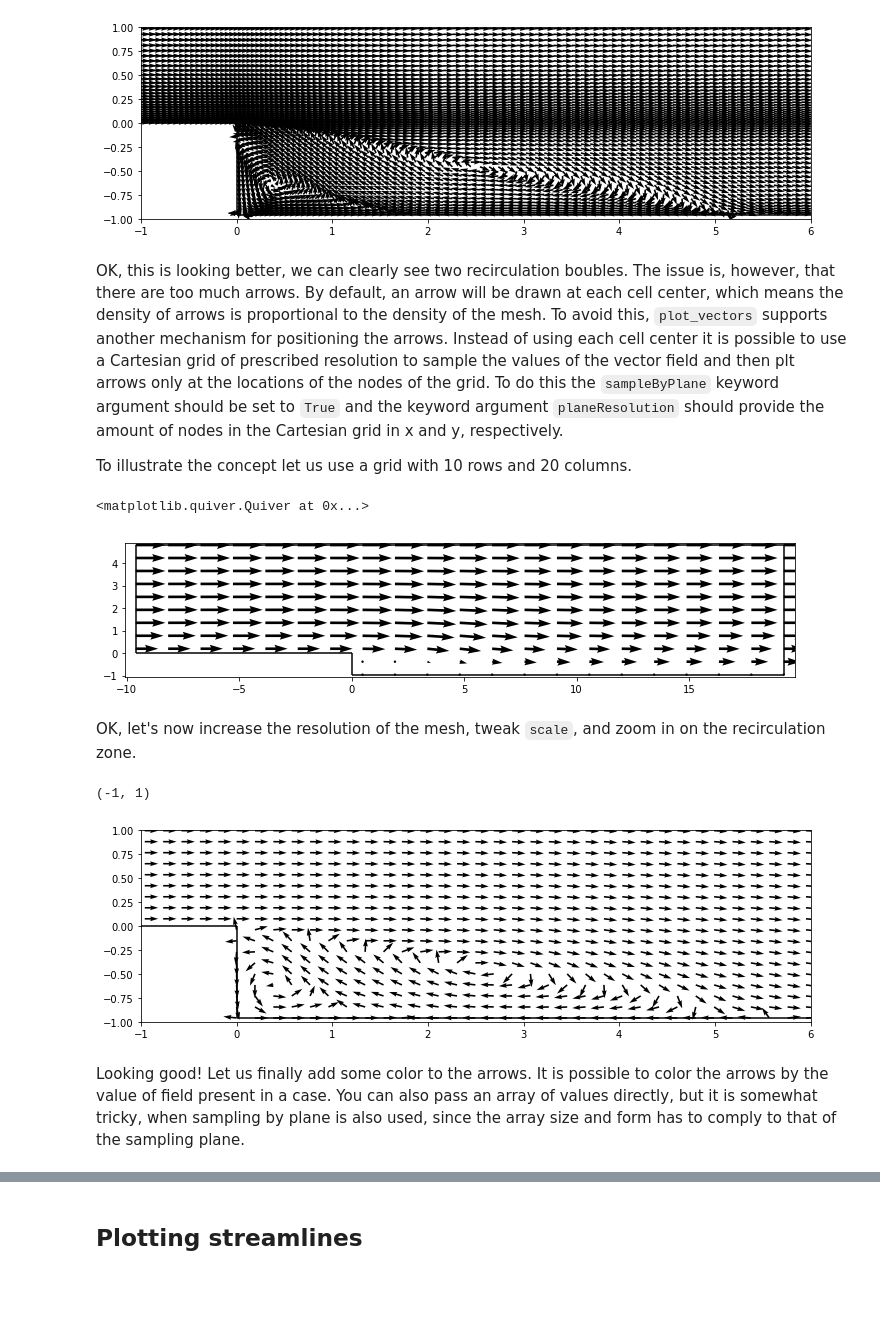
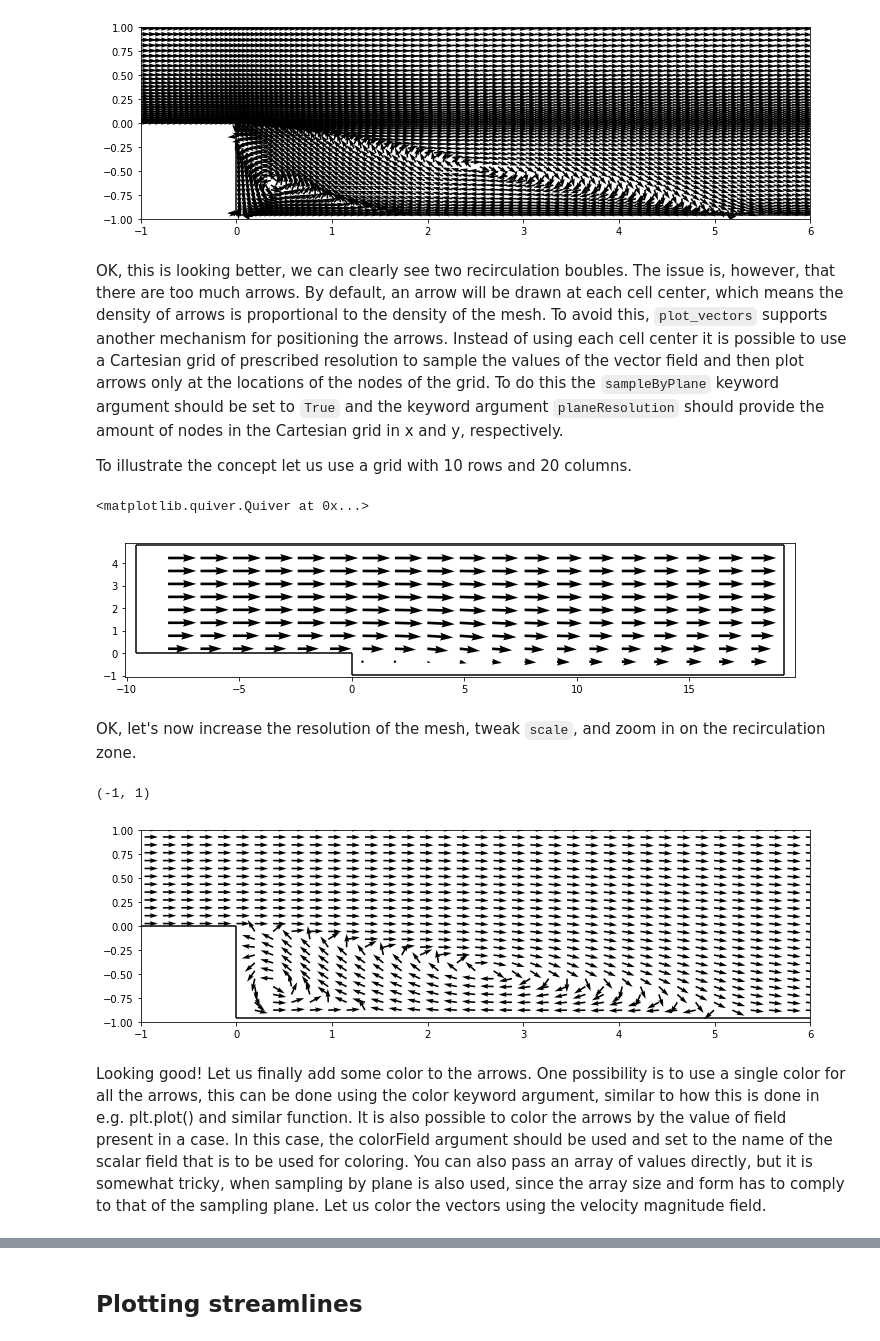
Before and after one commit to timofeymukha/turbulucid, a Jupyter notebook: docs/tutorial/turbulucid_tutorial.ipynb, the cells around one changed output, grey strips where cells are left out. Saved outputs shown, nothing was run; the diff lists cells and outputs as text; code cells hidden in the pictures; blank space fills up the shorter version.

```diff
--- a/docs/tutorial/turbulucid_tutorial.ipynb
+++ b/docs/tutorial/turbulucid_tutorial.ipynb
@@ -25,3 +23,7 @@ case = Case("D:\\bfs\\average.vtm")
+# %%
+from os.path import join
+import turbulucid
+case = Case(join(turbulucid.__path__[0], "datasets", "bfs", "bfs.vtm"))
 # %% [markdown]
 The dataset is now opened. Let us inspect some of its properties. The `fields` attribute returns a list of names of the CellData arrays that exist in the dataset.
 # %%
@@ -120,23 +140,23 @@ plt.ylim([-1, 1])
 (-1, 1)
 [figure]
 # %% [markdown]
-OK, this is looking better, we can clearly see two recirculation boubles. The issue is, however, that there are too much arrows. By default, an arrow will be drawn at each cell center, which means the density of arrows is proportional to the density of the mesh. To avoid this, `plot_vectors` supports another mechanism for positioning the arrows. Instead of using each cell center it is possible to use a Cartesian grid of prescribed resolution to sample the values of the vector field and then plt arrows only at the locations of the nodes of the grid. To do this the `sampleByPlane` keyword argument should be set to `True` and the keyword argument `planeResolution` should provide the amount of nodes in the Cartesian grid in x and y, respectively.
+OK, this is looking better, we can clearly see two recirculation boubles. The issue is, however, that there are too much arrows. By default, an arrow will be drawn at each cell center, which means the density of arrows is proportional to the density of the mesh. To avoid this, `plot_vectors` supports another mechanism for positioning the arrows. Instead of using each cell center it is possible to use a Cartesian grid of prescribed resolution to sample the values of the vector field and then plot arrows only at the locations of the nodes of the grid. To do this the `sampleByPlane` keyword argument should be set to `True` and the keyword argument `planeResolution` should provide the amount of nodes in the Cartesian grid in x and y, respectively.
 
 To illustrate the concept let us use a grid with 10 rows and 20 columns.
 # %%
-plot_vectors(case, 'UMean', scaleX=h, scaleY=h, sampleByPlane=True, planeResolution=[10,20])
+plot_vectors(case, 'UMean', scaleX=h, scaleY=h, sampleByPlane=True, planeResolution=[10, 20])
 # %% [output]
 <matplotlib.quiver.Quiver at 0x...>
-[figure, old version]
+[figure, new version]
 # %% [markdown]
 OK, let's now increase the resolution of the mesh, tweak `scale`, and zoom in on the recirculation zone.
 # %%
-plot_vectors(case, 'UMean', scaleX=h, scaleY=h, normalize=True, sampleByPlane=True, planeResolution=[50,150], scale=50)
+plot_vectors(case, 'UMean', scaleX=h, scaleY=h, normalize=True, sampleByPlane=True, planeResolution=[70, 150], scale=50)
 plt.xlim([-1, 6])
 plt.ylim([-1, 1])
 # %% [output]
 (-1, 1)
-[figure, old version]
+[figure, new version]
 # %% [markdown]
-Looking good! Let us finally add some color to the arrows. It is possible to color the arrows by the value of field present in a case. You can also pass an array of values directly, but it is somewhat tricky, when sampling by plane is also used, since the array size and form has to comply to that of the sampling plane.
+Looking good! Let us finally add some color to the arrows. One possibility is to use a single color for all the arrows, this can be done using the color keyword argument, similar to how this is done in e.g. plt.plot() and similar function. It is also possible to color the arrows by the value of field present in a case. In this case, the colorField argument should be used and set to the name of the scalar field that is to be used for coloring. You can also pass an array of values directly, but it is somewhat tricky, when sampling by plane is also used, since the array size and form has to comply to that of the sampling plane. Let us color the vectors using the velocity magnitude field.
 # %%
```
Also changed, not shown: parts of 18 cells of this notebook.
